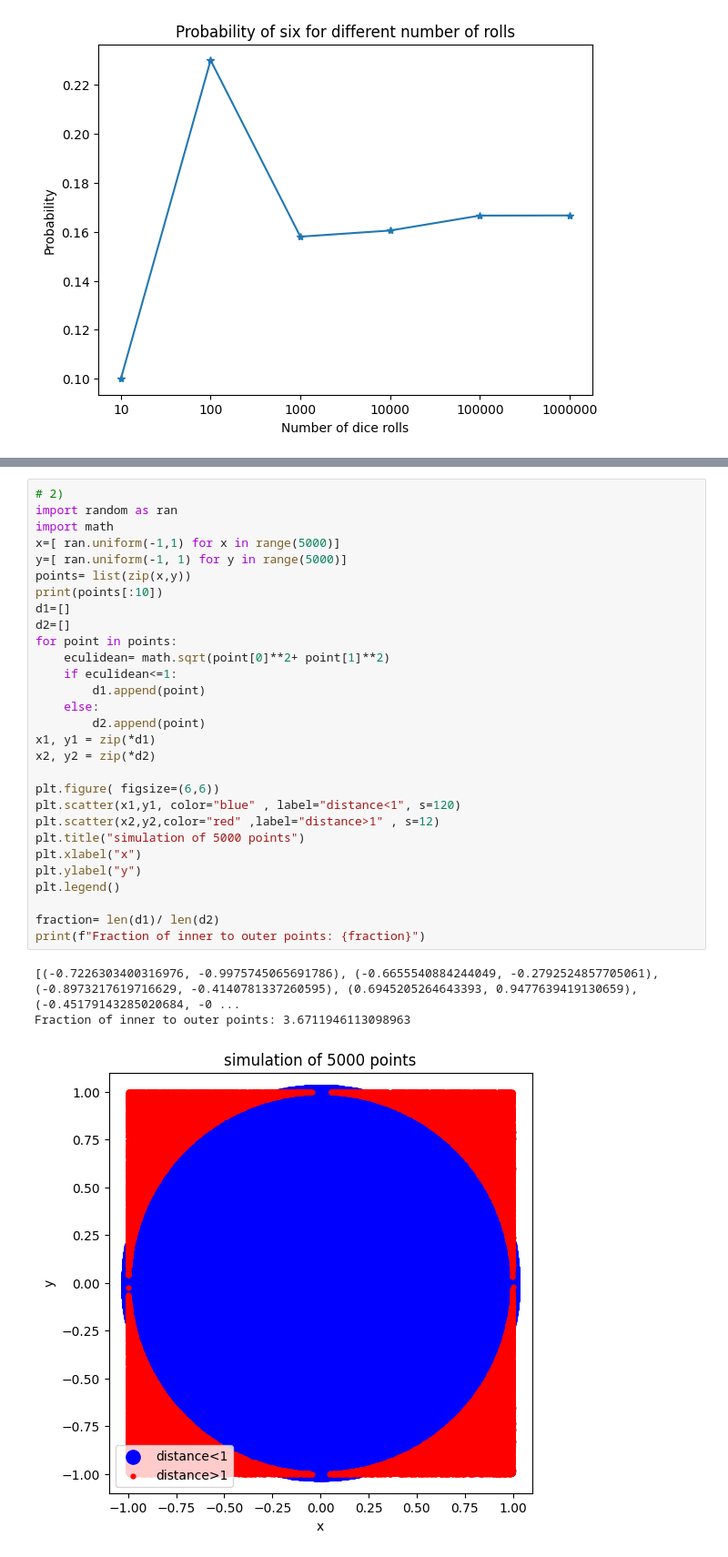
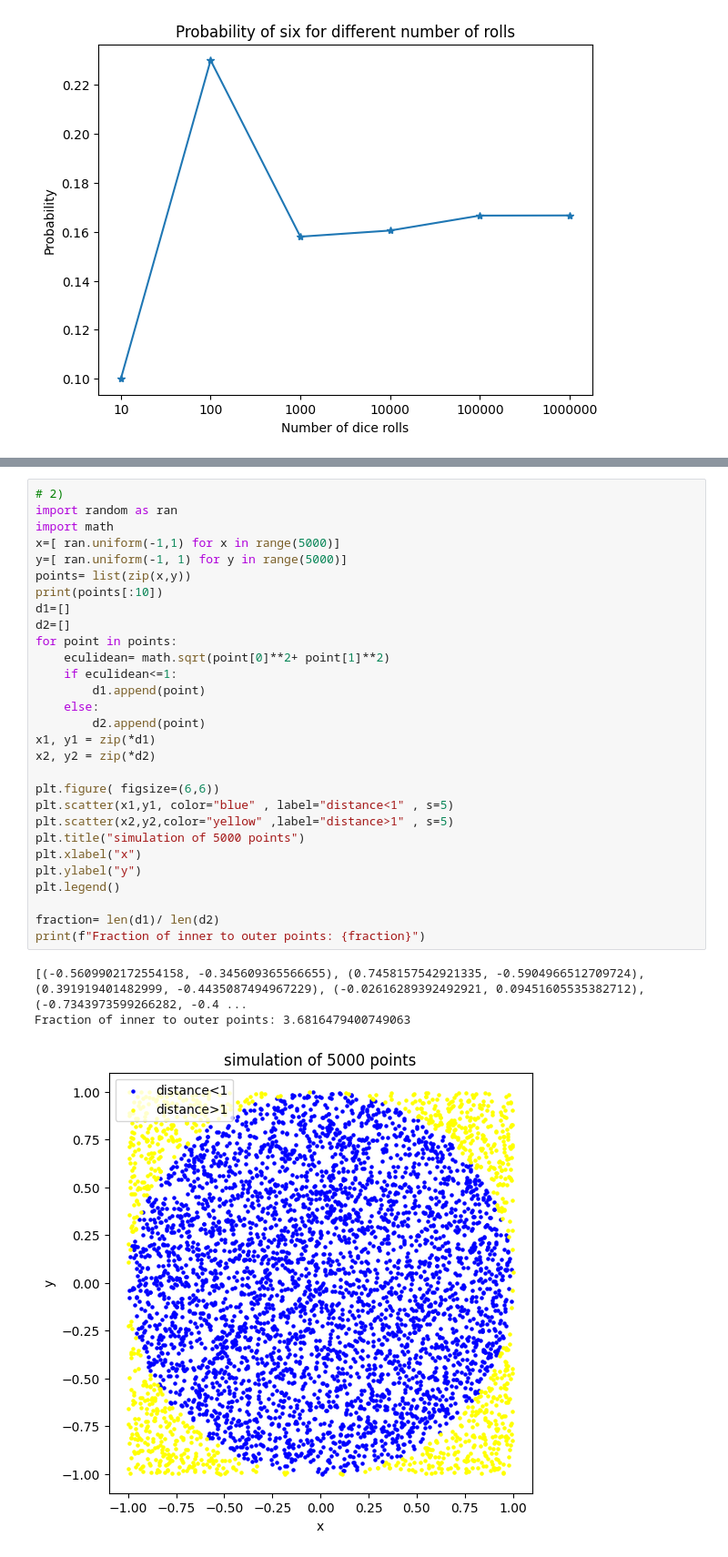
Before and after one commit to nouralahmad89-crypto/python-programming-Nour-Alahmad, a Jupyter notebook: Exercises/04-list-exercise.ipynb, the cells around one changed output, grey strips where cells are left out. Shown at 91% size. Drawn from its saved outputs; the diff is of its cells as text.

```diff
--- a/Exercises/04-list-exercise.ipynb
+++ b/Exercises/04-list-exercise.ipynb
@@ -333,36 +333,36 @@ No answer here, try to prove it theoretically.
 # %%
 # 2)
 import random as ran
 import math
 x=[ ran.uniform(-1,1) for x in range(5000)]
 y=[ ran.uniform(-1, 1) for y in range(5000)]
 points= list(zip(x,y))
 print(points[:10])
 d1=[]
 d2=[]
 for point in points:
     eculidean= math.sqrt(point[0]**2+ point[1]**2)
     if eculidean<=1:
         d1.append(point)
     else:
         d2.append(point)
 x1, y1 = zip(*d1)
 x2, y2 = zip(*d2)
 
 plt.figure( figsize=(6,6))
-plt.scatter(x1,y1, color="blue" , label="distance<1", s=120)
-plt.scatter(x2,y2,color="red" ,label="distance>1" , s=12)
+plt.scatter(x1,y1, color="blue" , label="distance<1" , s=5)
+plt.scatter(x2,y2,color="yellow" ,label="distance>1" , s=5)
 plt.title("simulation of 5000 points")
 plt.xlabel("x")
 plt.ylabel("y")
 plt.legend()
 
 fraction= len(d1)/ len(d2)
 print(f"Fraction of inner to outer points: {fraction}")
 # %% [output]
-[(-0.7226303400316976, -0.9975745065691786), (-0.6655540884244049, -0.2792524857705061), (-0.8973217619716629, -0.4140781337260595), (0.6945205264643393, 0.9477639419130659), (-0.45179143285020684, -0 ...
-Fraction of inner to outer points: 3.6711946113098963
+[(-0.5609902172554158, -0.345609365566655), (0.7458157542921335, -0.5904966512709724), (0.391919401482999, -0.4435087494967229), (-0.02616289392492921, 0.09451605535382712), (-0.7343973599266282, -0.4 ...
+Fraction of inner to outer points: 3.6816479400749063
-[figure, old version]
+[figure, new version]
 # %% [markdown]
 ---
 ## 7. A cute rabbit among two ferocious snakes (**)
```
